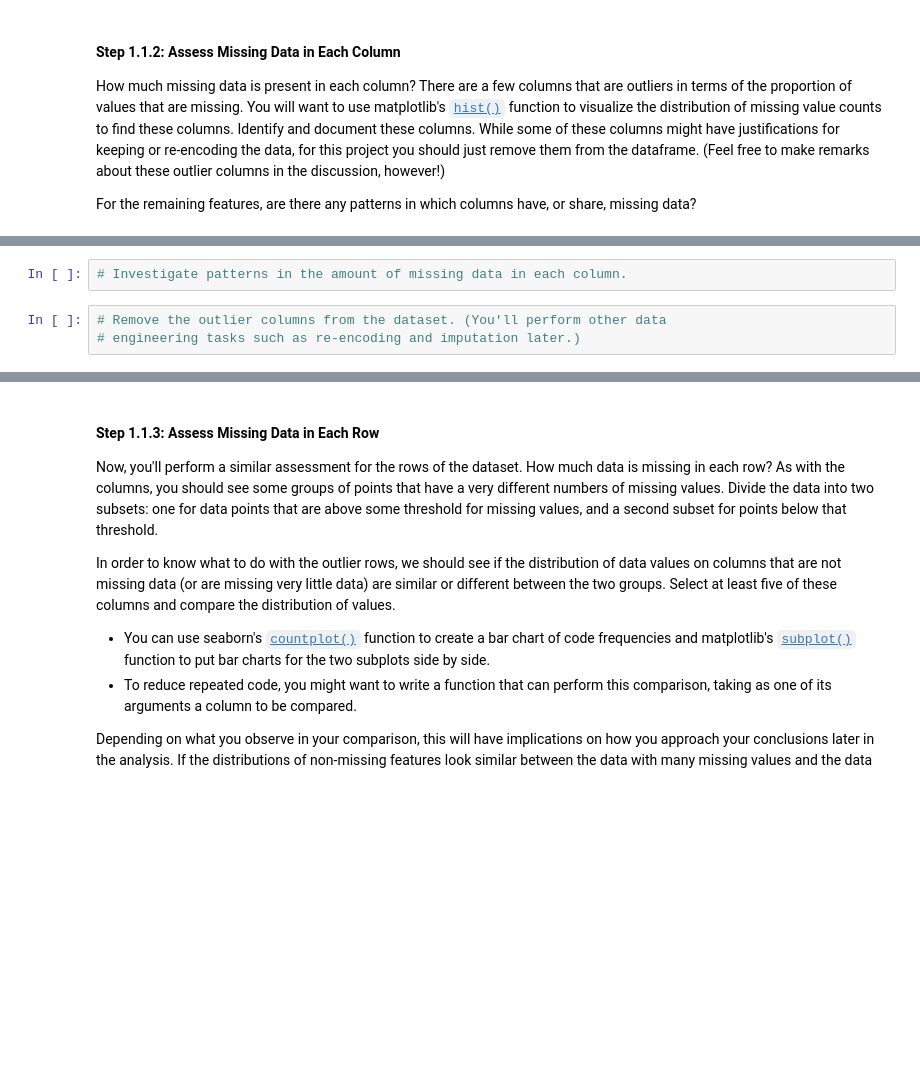
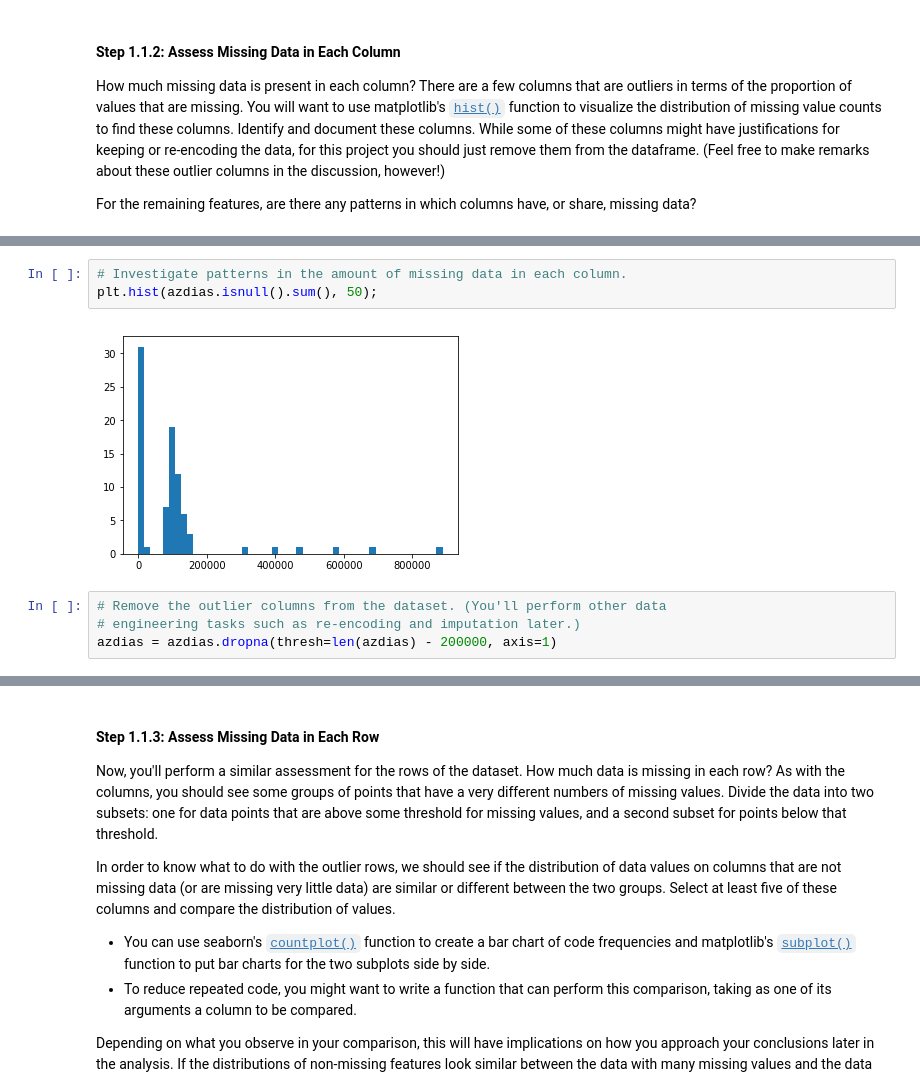
Before and after one commit to buncem/identify-customer-segments, a Jupyter notebook: Identify_Customer_Segments.ipynb, the cells around one changed output, grey strips where cells are left out. Drawn from its saved outputs; the diff is of its cells as text; blank space fills up the shorter version.

```diff
--- a/Identify_Customer_Segments.ipynb
+++ b/Identify_Customer_Segments.ipynb
@@ -122,5 +131,9 @@ For the remaining features, are there any patterns in which columns have, or sha
 # %%
 # Investigate patterns in the amount of missing data in each column.
+plt.hist(azdias.isnull().sum(), 50);
+# %% [output]
+[figure, added]
 # %%
 # Remove the outlier columns from the dataset. (You'll perform other data
 # engineering tasks such as re-encoding and imputation later.)
+azdias = azdias.dropna(thresh=len(azdias) - 200000, axis=1)
```
Also changed, not shown: parts of 3 cells of this notebook.
